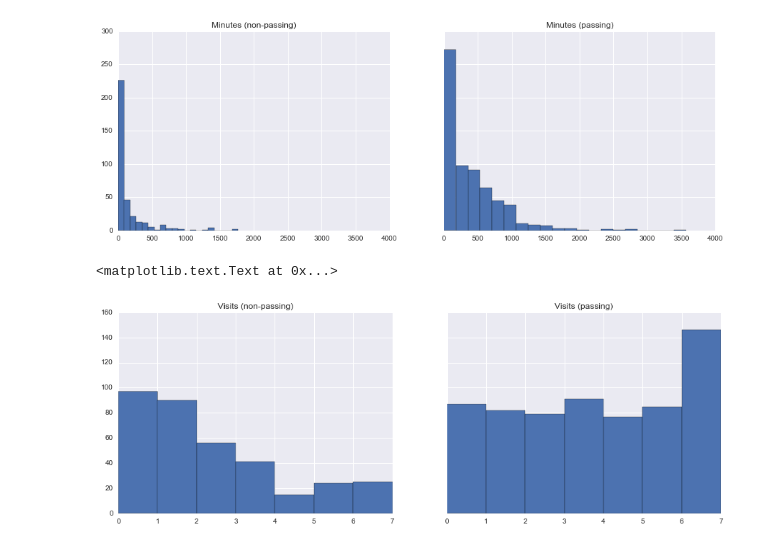
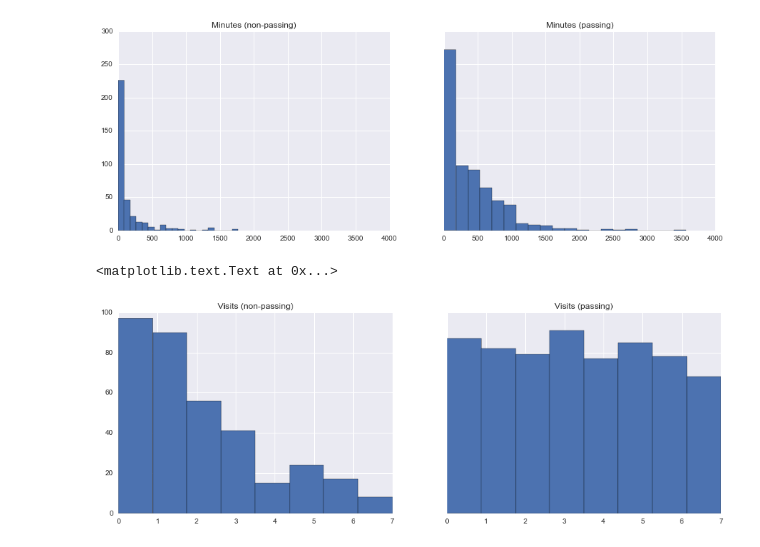
Before and after one commit to mtremsal/courses, a Jupyter notebook: ud170/notebook1.ipynb, the cells around one changed output. Cells and saved outputs as stored; diff of their text form; code cells hidden in the pictures.

```diff
--- a/ud170/notebook1.ipynb
+++ b/ud170/notebook1.ipynb
@@ -477,10 +477,10 @@ d.set_title("Minutes (passing)")
 # %%
 fig, (e,f) = plt.subplots(1,2,sharex=True,sharey=True, figsize=(15,5))
 
-e.hist(total_visits_by_non_passing_account.values(), bins=7)
+e.hist(total_visits_by_non_passing_account.values(), bins=8)
 e.set_title("Visits (non-passing)")
-f.hist(total_visits_by_passing_account.values(), bins=7)
+f.hist(total_visits_by_passing_account.values(), bins=8)
 f.set_title("Visits (passing)")
 # %% [output]
 <matplotlib.text.Text at 0x...>
-[figure, old version]
+[figure, new version]
```
Also changed, not shown: 10 other files.
